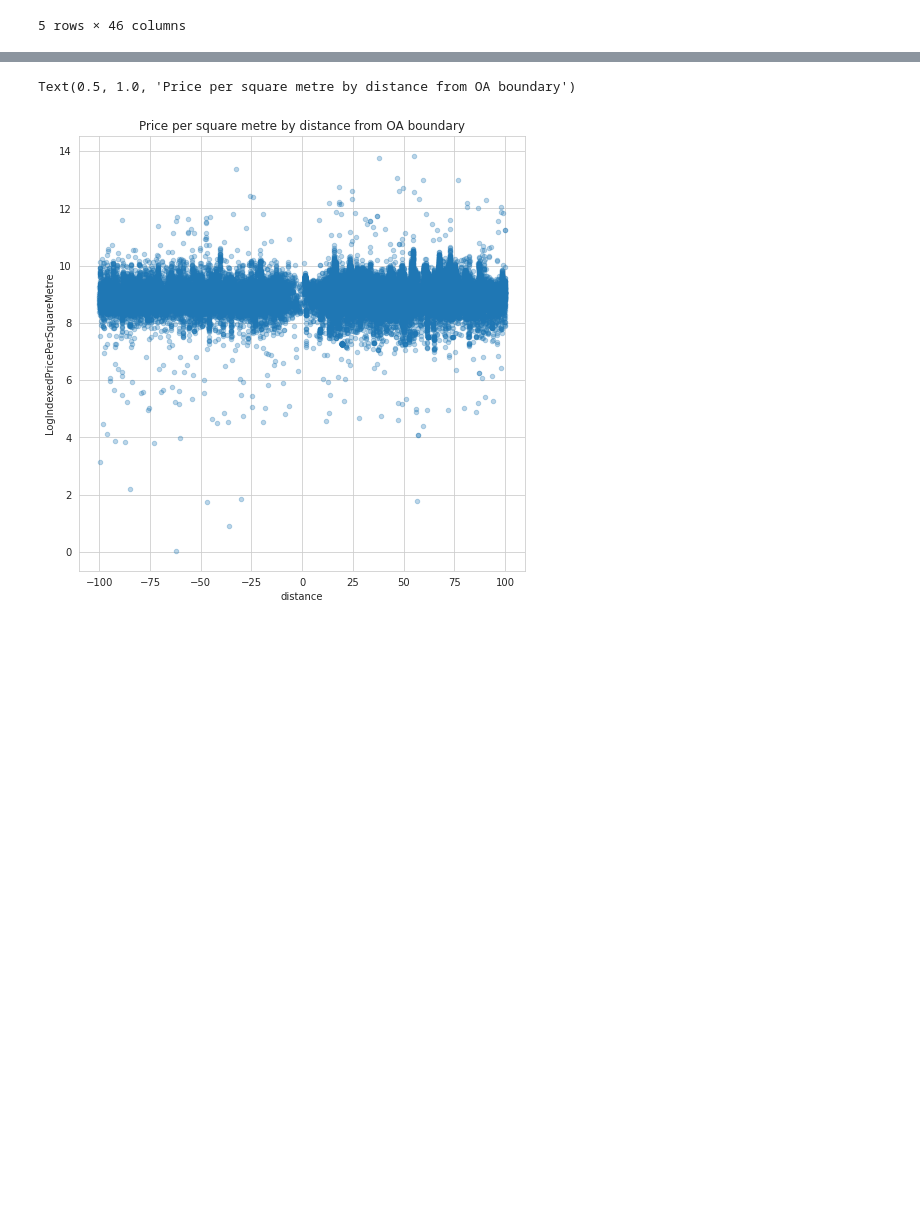
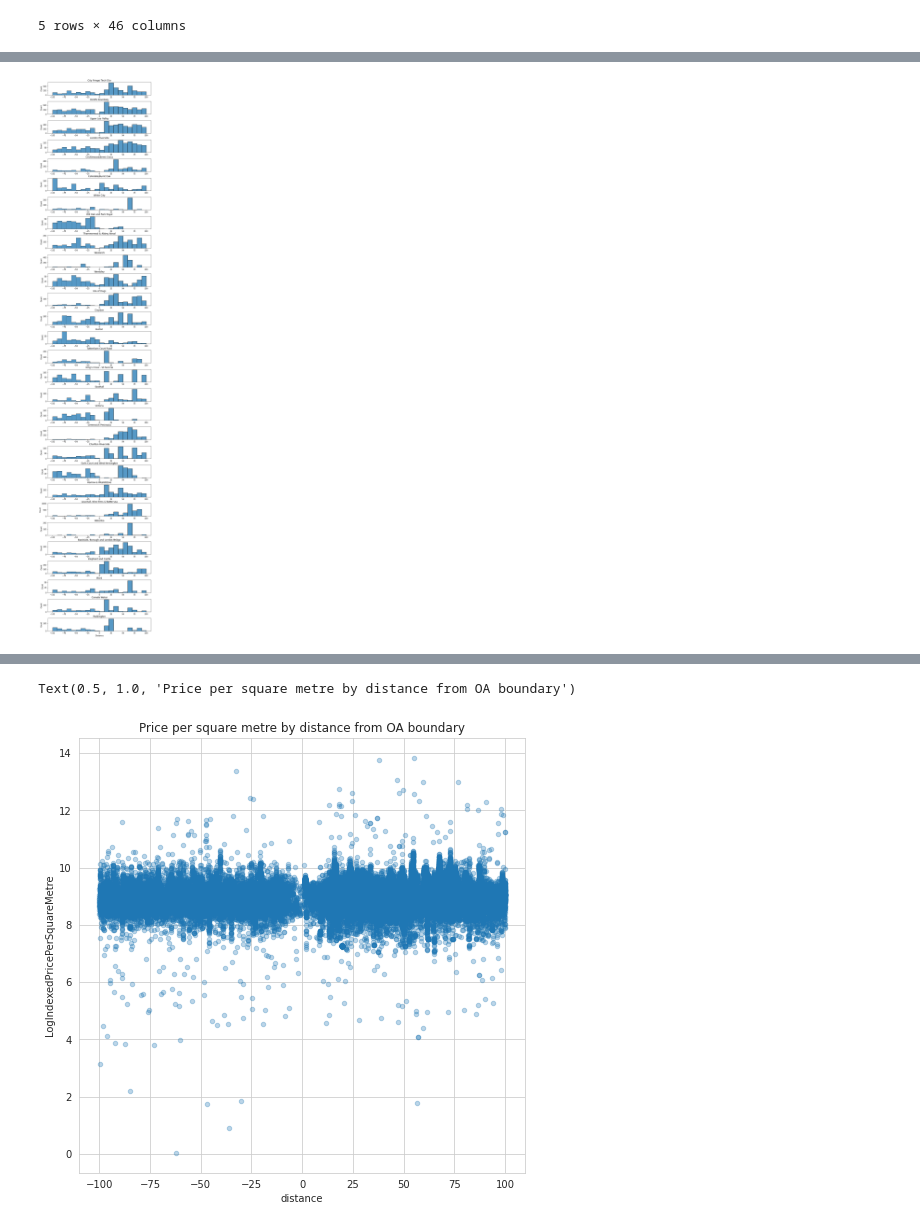
Before and after one commit to MHathorn/DSSS_Assessment, a Jupyter notebook: RDD_Clean.ipynb, the cells around one changed output, grey strips where cells are left out. Cells and saved outputs as stored; diff of their text form; code cells hidden in the pictures; blank space fills up the shorter version.

Commit message:
update add data

```diff
--- a/RDD_Clean.ipynb
+++ b/RDD_Clean.ipynb
@@ -267,0 +268,15 @@ plt.show()
+# %%
+fig, axes = plt.subplots(nrows=len(result['sitename'].unique()), ncols=1, figsize=(10,50))
+
+for i, sitename in enumerate(result['sitename'].unique()):
+    sn.histplot(data=result[result['sitename'] == sitename], x='distance', ax=axes[i], bins = 20, binrange =(-100, 100))
+    axes[i].set_title(sitename)
+    fig.subplots_adjust(hspace=0.5, top = 0.95)
+
+    if i == len(result['sitename'].unique()) - 1:
+        axes[i].set_xlabel('Distance')
+    else:
+        axes[i].set_xlabel('')
+plt.show()
+# %% [output]
+[figure, added]
```
Also changed, not shown: parts of 7 cells of this notebook, 33 other files.
